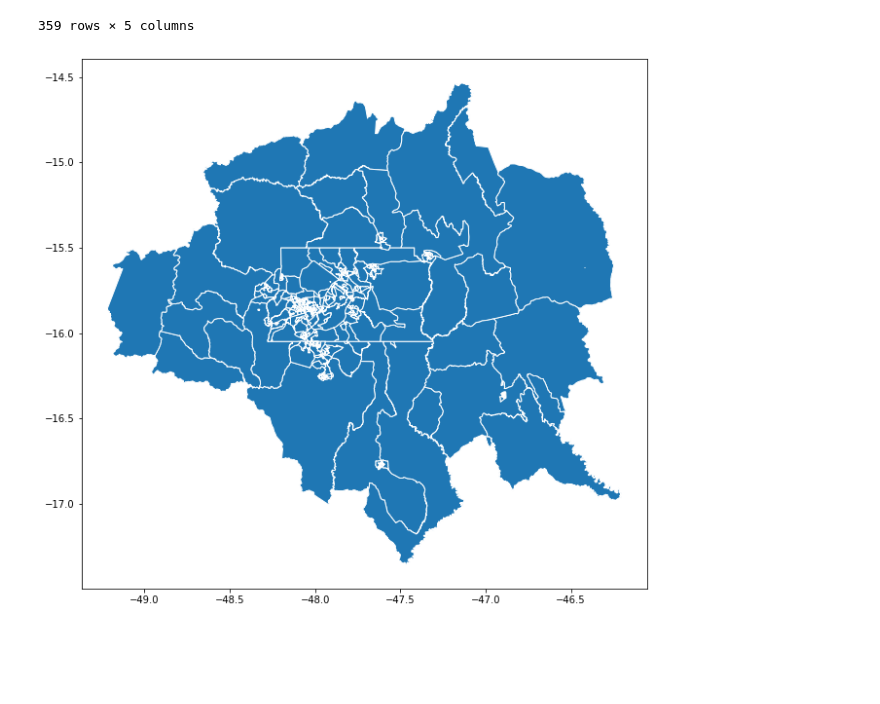
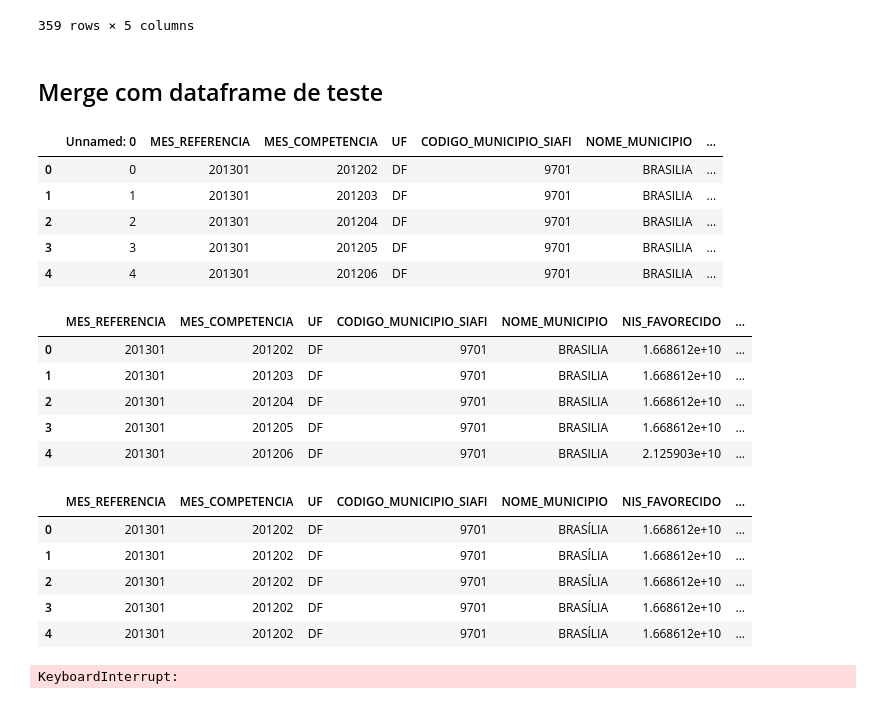
Before and after one commit to Marcos314/Pibiti_2019, a Jupyter notebook: notebooks/Geopandas/note1.ipynb, the cells around one changed output. Cells and saved outputs as stored; diff of their text form; code cells hidden in the pictures; blank space fills up the shorter version.

Commit message:
Fix: criacao de geoDataframe

```diff
--- a/notebooks/Geopandas/note1.ipynb
+++ b/notebooks/Geopandas/note1.ipynb
@@ -82,7 +89,33 @@ var
 | 358 | 1310945100001 | None | 3109451 | CABECEIRA GRANDE | POLYGON ((-46.88828 -16.11031, -4... |
 359 rows × 5 columns
 # %%
-var.plot(color=None,figsize=(15,10),edgecolor='white')
+var.plot(column='CD_GEOCODM',figsize=(15,10),edgecolor='white')
 plt.show()
-# %% [output]
-[figure, removed]
+# %% [markdown]
+## Merge com dataframe de teste
+# %%
+#Dataframe de teste com as cidades
+df = pd.read_csv('/home/marcos/Desktop/dados/clean_data/newdataset.csv')
+# %%
+df.head()
+# %% [output]
+|  | Unnamed: 0 | MES_REFERENCIA | MES_COMPETENCIA | UF | CODIGO_MUNICIPIO_SIAFI | NOME_MUNICIPIO | ... |
+| 0 | 0 | 201301 | 201202 | DF | 9701 | BRASILIA | ... |
+| 1 | 1 | 201301 | 201203 | DF | 9701 | BRASILIA | ... |
+| 2 | 2 | 201301 | 201204 | DF | 9701 | BRASILIA | ... |
+| 3 | 3 | 201301 | 201205 | DF | 9701 | BRASILIA | ... |
+| 4 | 4 | 201301 | 201206 | DF | 9701 | BRASILIA | ... |
+# %%
+#Remoção de algumas colunas
+# del df['NOME_FAVORECIDO']
+# del df['LAT']
+# del df['LON']
+# del df['Unnamed: 0']
+df.head()
+# %% [output]
+|  | MES_REFERENCIA | MES_COMPETENCIA | UF | CODIGO_MUNICIPIO_SIAFI | NOME_MUNICIPIO | NIS_FAVORECIDO | ... |
+| 0 | 201301 | 201202 | DF | 9701 | BRASILIA | 1.668612e+10 | ... |
+| 1 | 201301 | 201203 | DF | 9701 | BRASILIA | 1.668612e+10 | ... |
+| 2 | 201301 | 201204 | DF | 9701 | BRASILIA | 1.668612e+10 | ... |
+| 3 | 201301 | 201205 | DF | 9701 | BRASILIA | 1.668612e+10 | ... |
+| 4 | 201301 | 201206 | DF | 9701 | BRASILIA | 2.125903e+10 | ... |
@@ -88,0 +130,11 @@ plt.show()
+# %%
+#Criando geodataframe
+geoBsb = gpd.GeoDataFrame(df_result)
+geoBsb.head()
+# %% [output]
+|  | MES_REFERENCIA | MES_COMPETENCIA | UF | CODIGO_MUNICIPIO_SIAFI | NOME_MUNICIPIO | NIS_FAVORECIDO | ... |
+| 0 | 201301 | 201202 | DF | 9701 | BRASÍLIA | 1.668612e+10 | ... |
+| 1 | 201301 | 201202 | DF | 9701 | BRASÍLIA | 1.668612e+10 | ... |
+| 2 | 201301 | 201202 | DF | 9701 | BRASÍLIA | 1.668612e+10 | ... |
+| 3 | 201301 | 201202 | DF | 9701 | BRASÍLIA | 1.668612e+10 | ... |
+| 4 | 201301 | 201202 | DF | 9701 | BRASÍLIA | 1.668612e+10 | ... |
@@ -88,0 +144,4 @@ plt.show()
+# %%
+teste =  gpd.read_file('/home/marcos/Desktop/dados/clean_data/bsb.shp')
+# %% [output]
+KeyboardInterrupt:
```
Also changed, not shown: parts of 7 cells of this notebook, 1 other file.
